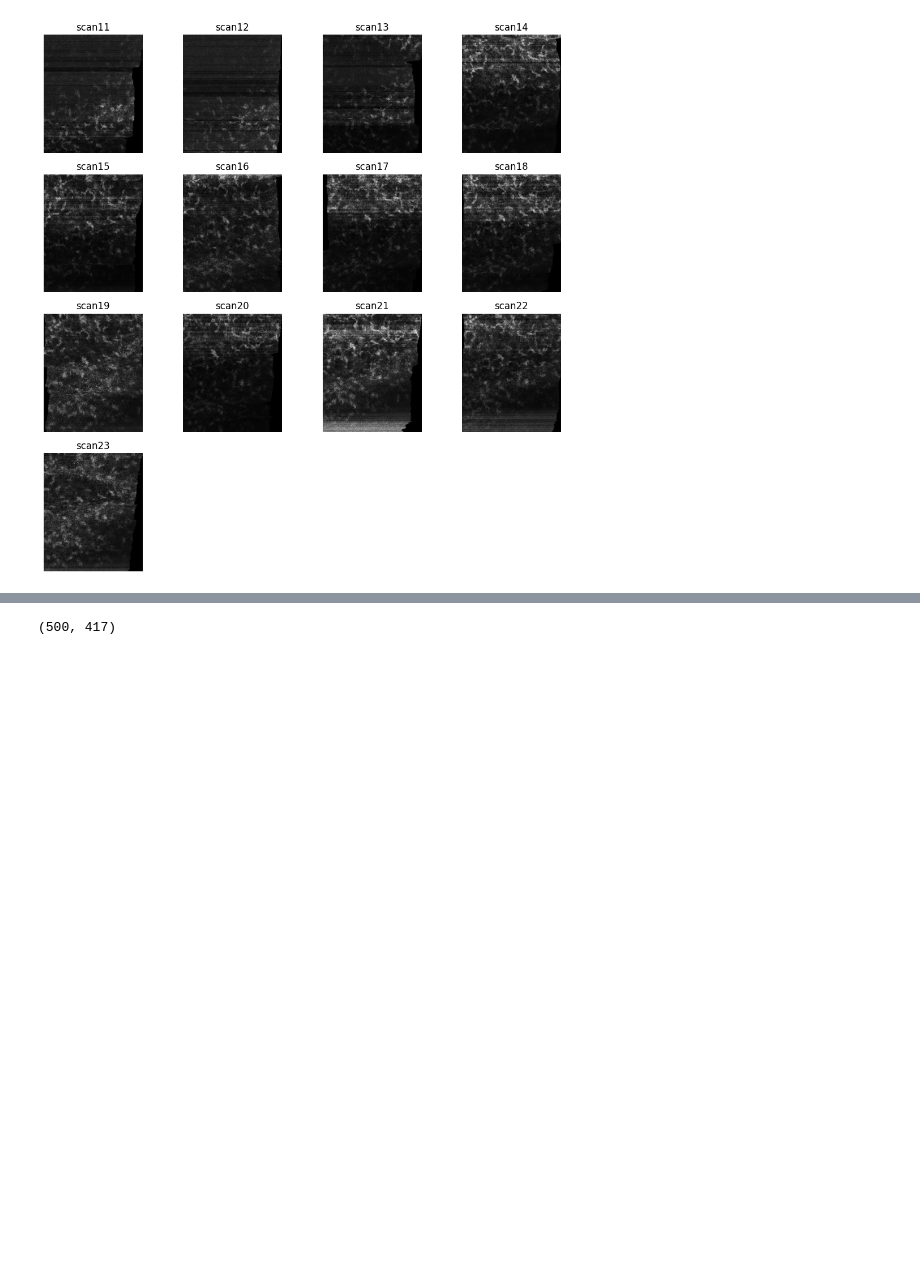
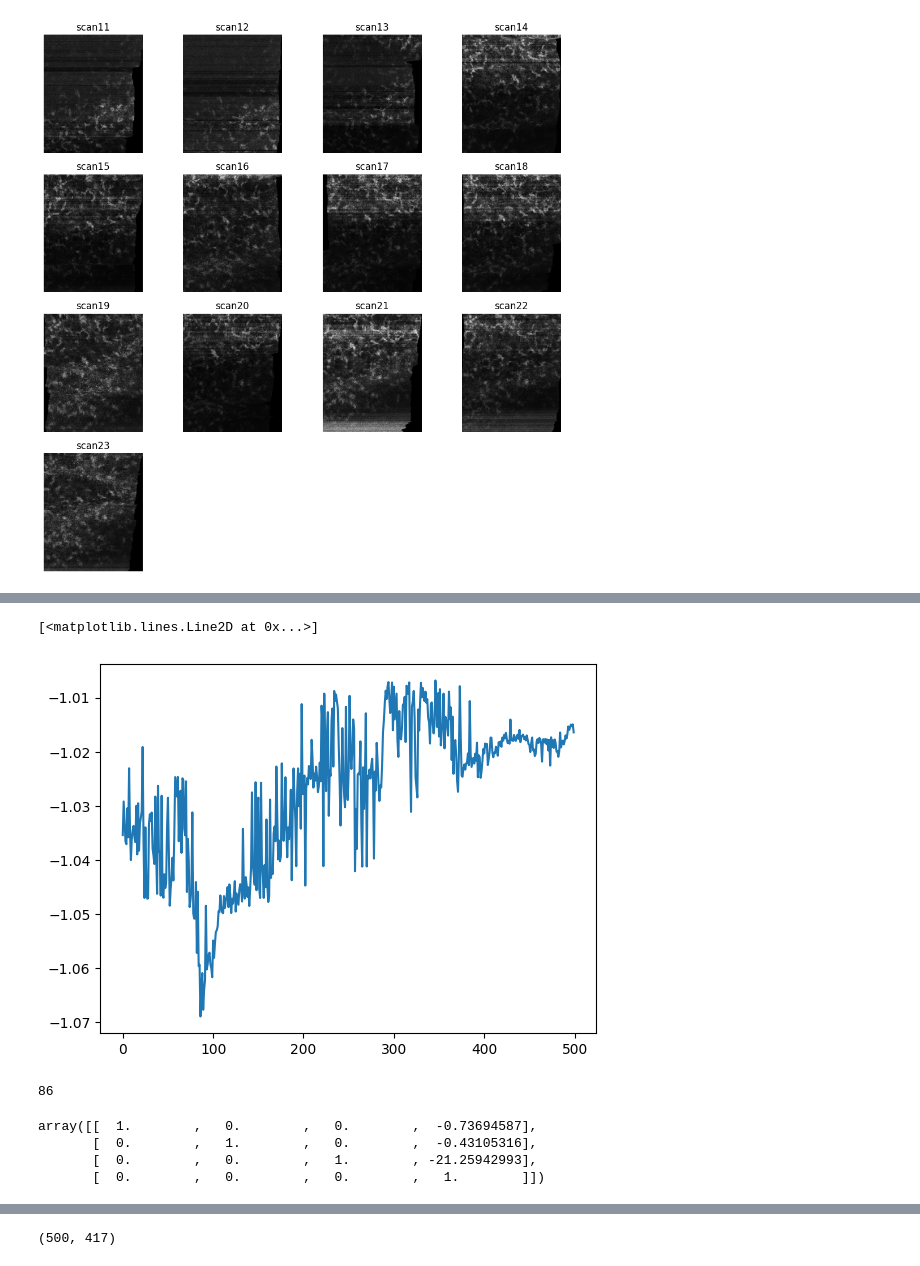
Before and after one commit to AKA2320/OCT_RA, a Jupyter notebook: volume_data/patrice_11_19_2024_timelapse/volume_eye_4.ipynb, the cells around one changed output, grey strips where cells are left out. Saved outputs shown, nothing was run; the diff lists cells and outputs as text; code cells hidden in the pictures; blank space fills up the shorter version.

```diff
--- a/volume_data/patrice_11_19_2024_timelapse/volume_eye_4.ipynb
+++ b/volume_data/patrice_11_19_2024_timelapse/volume_eye_4.ipynb
@@ -521,0 +571,4 @@ plt.show()
+# %%
+test1 = datas['scan17'][100,-200:-80].copy()
+# test2 = np.zeros_like(test1)
+# test2[2] = datas['scan18'][97,-200:-80].copy()
@@ -521,0 +579,15 @@ plt.show()
+# %%
+def ants_reg_mapping(stat,mov):
+    ants1 = ants.from_numpy(stat.astype(np.float32))
+    ants2 = ants.from_numpy(mov.astype(np.float32))
+    # mov_mask = ants.from_numpy(moving_mask.astype(np.float64))
+    reg = ants_register(ants1,ants2,type_of_transform = 'Translation',
+                        aff_iterations=(1100, 1200, 1000, 1000))
+    # reg_img = ants.apply_transforms(ants2, ants1, reg['fwdtransforms'])
+    return reg['fwdtransforms']
+# %%
+errs = []
+for i in tqdm(range(datas['scan18'].shape[0])):
+    mat = scipy.io.loadmat(ants_reg_mapping(test1,datas['scan18'][i,-200:-80])[0])
+    tff = AffineTransform(translation = (mat['AffineTransform_float_2_2'][-2:][1,0],mat['AffineTransform_float_2_2'][-2:][0,0]))
+    errs.append(-nmi(warp(datas['scan18'][i,-200:-80],tff),test1))
@@ -521,0 +632,17 @@ plt.show()
+# %%
+plt.plot(errs)
+# %% [output]
+[<matplotlib.lines.Line2D at 0x...>]
+[figure, added]
+# %%
+np.argmin(errs)
+# %% [output]
+86
+# %%
+mat = scipy.io.loadmat(ants_reg_mapping(test1,test2)[0])
+np.vstack((mat['AffineTransform_float_3_3'].reshape(3,4,order='F'),np.array([0,0,0,1])))
+# %% [output]
+array([[  1.        ,   0.        ,   0.        ,  -0.73694587],
+       [  0.        ,   1.        ,   0.        ,  -0.43105316],
+       [  0.        ,   0.        ,   1.        , -21.25942993],
+       [  0.        ,   0.        ,   0.        ,   1.        ]])
```
Also changed, not shown: parts of 20 cells of this notebook.
